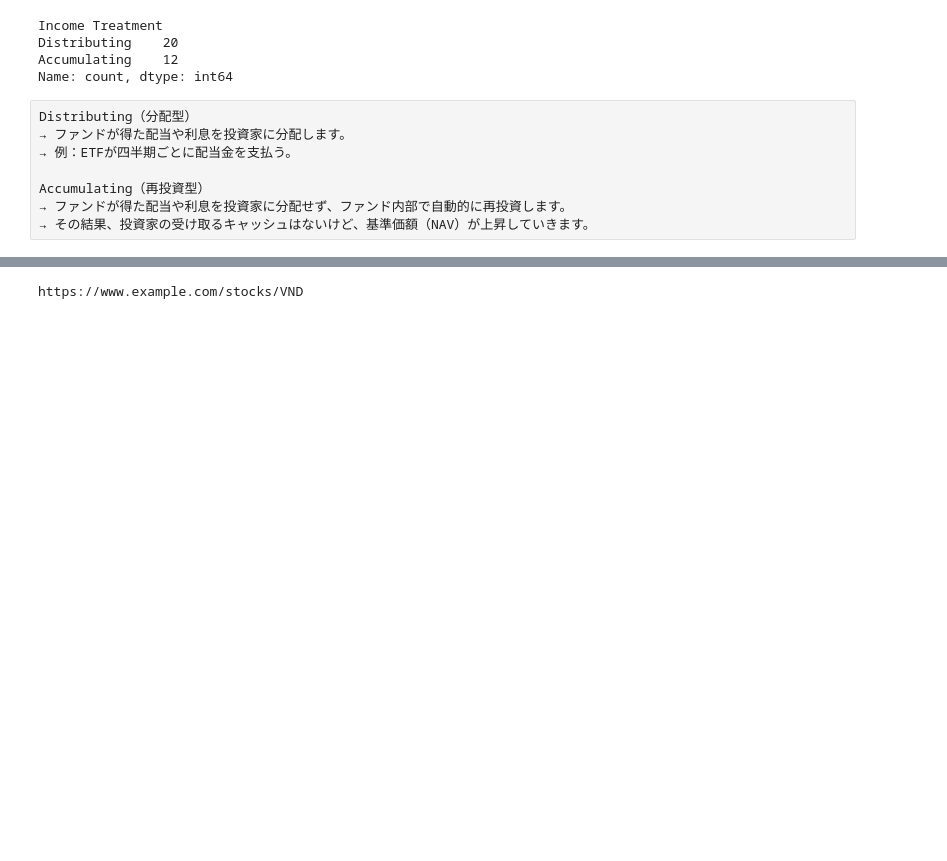
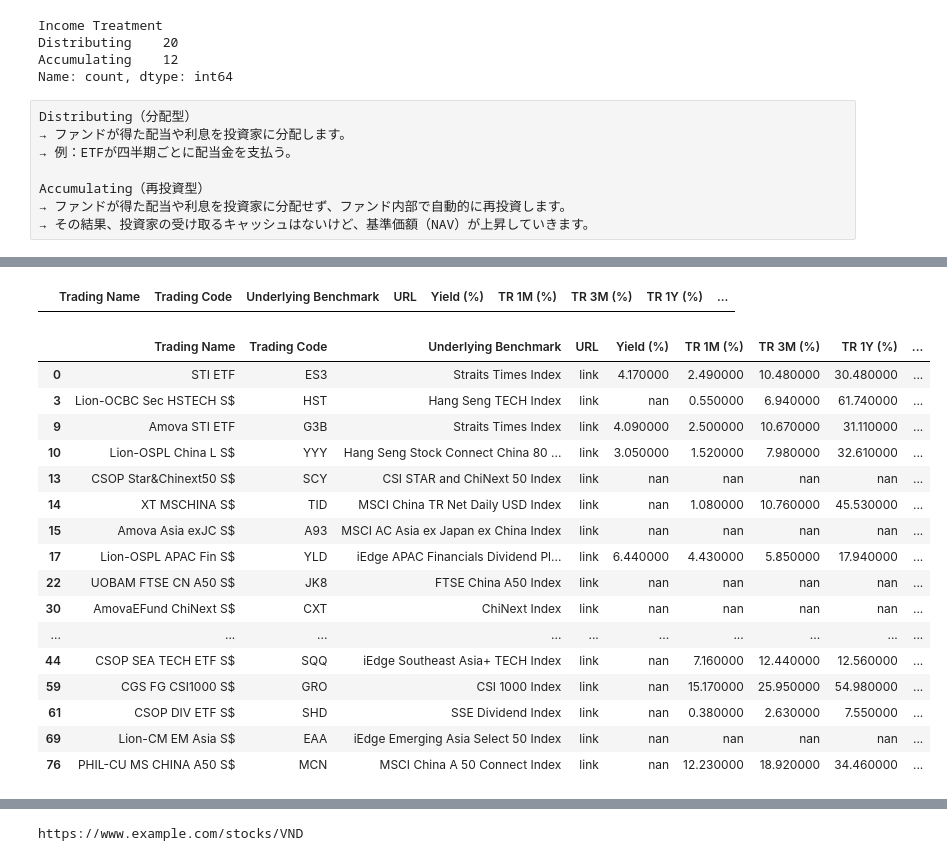
Before and after one commit to mrsmmori1234/notebooks_rep, a Jupyter notebook: notebooks/sgx_etf.ipynb, the cells around one changed output, grey strips where cells are left out. Saved outputs shown, nothing was run; the diff lists cells and outputs as text; code cells hidden in the pictures; blank space fills up the shorter version.

```diff
--- a/notebooks/sgx_etf.ipynb
+++ b/notebooks/sgx_etf.ipynb
@@ -27,15 +27,17 @@ Loading: /home/mrsmmori/notebooks/Win_Downloads/myData.csv
 | 3 | Lion-OCBC Sec HSTECH S$ | HST | SGD | Hang Seng TECH Index | 0.96 | 0.96 | 1.26 | 4.09 | ... |
 | 4 | LION-PHILLIP S-REIT | CLR | SGD | Morningstar Singapore REIT Yield ... | 0.86 | 0.86 | 0.93 | 2.97 | ... |
 5 rows × 25 columns
-# %%
-df = df.replace("-", np.nan)
-
-for col in df.columns:
-    try:
-        df[col] = df[col].str.replace(",", "")
-        df[col] = pd.to_numeric(df[col])
-    except Exception:
-        pass  #
+# %%
+target_columns = [
+    "Yield (%)",
+    "TR 1M (%)",
+    "TR 3M (%)",
+    "TR 1Y (%)",
+    "Ann. TR 1Y (%)",
+    "Ann. TR 3Y (%)",
+]
+
+df[target_columns] = df[target_columns].round(2)
 # %%
 df["Geographical Focus"].value_counts()
 # %% [output]
@@ -110,3 +104,7 @@ Index(['Trading Name', 'Trading Code', 'CCY', 'Underlying Benchmark', 'Close', '
+# %%
+base_url = "https://investors.sgx.com/market/securities?code="
+last_url = "&type=etfs&lang=en"
+df['URL'] = base_url + df['Trading Code'] + last_url
 # %%
 df = df[
     [
@@ -114,6 +112,7 @@ df = df[
         "Trading Code",
         #'CCY',
         "Underlying Benchmark",
+        "URL",
         #'Close',
         #'Last',
         #'Chng %',
@@ -188,0 +147,26 @@ for (asset_class, income), group_df in grouped:
+# %%
+df_bonds = df.query("`Asset Class` == 'BONDS'")
+df_bonds.style.format({'URL': lambda x: f'<a target="_blank" href="{x}">link</a>'})
+# %% [output]
+|  | Trading Name | Trading Code | Underlying Benchmark | URL | Yield (%) | TR 1M (%) | TR 3M (%) | TR 1Y (%) | ... |
+# %%
+df_equities = df.query("`Asset Class`.str.lower() == 'equities'")
+df_equities.style.format({'URL': lambda x: f'<a target="_blank" href="{x}">link</a>'})
+# %% [output]
+|  | Trading Name | Trading Code | Underlying Benchmark | URL | Yield (%) | TR 1M (%) | TR 3M (%) | TR 1Y (%) | ... |
+| 0 | STI ETF | ES3 | Straits Times Index | link | 4.170000 | 2.490000 | 10.480000 | 30.480000 | ... |
+| 3 | Lion-OCBC Sec HSTECH S$ | HST | Hang Seng TECH Index | link | nan | 0.550000 | 6.940000 | 61.740000 | ... |
+| 9 | Amova STI ETF | G3B | Straits Times Index | link | 4.090000 | 2.500000 | 10.670000 | 31.110000 | ... |
+| 10 | Lion-OSPL China L S$ | YYY | Hang Seng Stock Connect China 80 ... | link | 3.050000 | 1.520000 | 7.980000 | 32.610000 | ... |
+| 13 | CSOP Star&Chinext50 S$ | SCY | CSI STAR and ChiNext 50 Index | link | nan | nan | nan | nan | ... |
+| 14 | XT MSCHINA S$ | TID | MSCI China TR Net Daily USD Index | link | nan | 1.080000 | 10.760000 | 45.530000 | ... |
+| 15 | Amova Asia exJC S$ | A93 | MSCI AC Asia ex Japan ex China Index | link | nan | nan | nan | nan | ... |
+| 17 | Lion-OSPL APAC Fin S$ | YLD | iEdge APAC Financials Dividend Pl... | link | 6.440000 | 4.430000 | 5.850000 | 17.940000 | ... |
+| 22 | UOBAM FTSE CN A50 S$ | JK8 | FTSE China A50 Index | link | nan | nan | nan | nan | ... |
+| 30 | AmovaEFund ChiNext S$ | CXT | ChiNext Index | link | nan | nan | nan | nan | ... |
+| ... | ... | ... | ... | ... | ... | ... | ... | ... | ... |
+| 44 | CSOP SEA TECH ETF S$ | SQQ | iEdge Southeast Asia+ TECH Index | link | nan | 7.160000 | 12.440000 | 12.560000 | ... |
+| 59 | CGS FG CSI1000 S$ | GRO | CSI 1000 Index | link | nan | 15.170000 | 25.950000 | 54.980000 | ... |
+| 61 | CSOP DIV ETF S$ | SHD | SSE Dividend Index | link | nan | 0.380000 | 2.630000 | 7.550000 | ... |
+| 69 | Lion-CM EM Asia S$ | EAA | iEdge Emerging Asia Select 50 Index | link | nan | nan | nan | nan | ... |
+| 76 | PHIL-CU MS CHINA A50 S$ | MCN | MSCI China A 50 Connect Index | link | nan | 12.230000 | 18.920000 | 34.460000 | ... |
```
Also changed, not shown: parts of 8 cells of this notebook, 3 other files.
